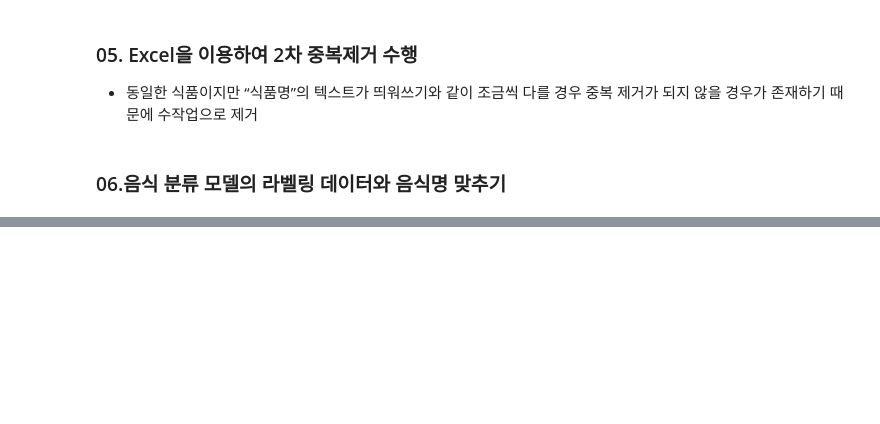
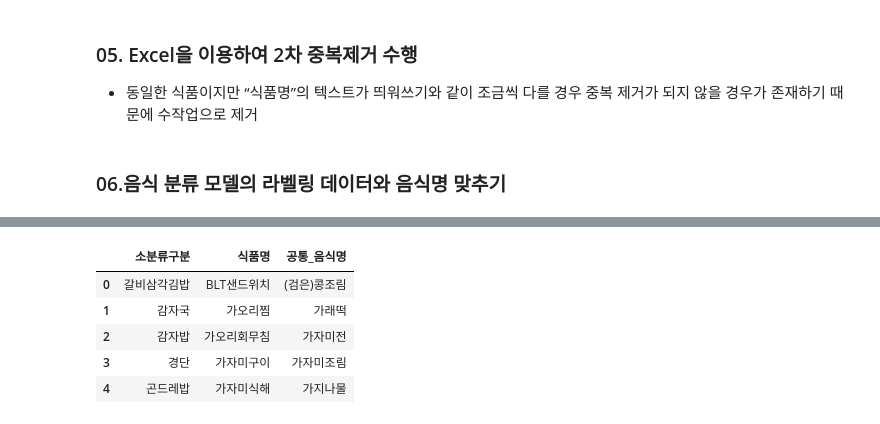
Before and after one commit to JNU-econovation/EATceed, a Jupyter notebook: AI/data/food/food_data_preprocessing.ipynb, the cells around one changed output, grey strips where cells are left out. Drawn from its saved outputs; the diff is of its cells as text; code cells hidden in the pictures; blank space fills up the shorter version.

```diff
--- a/AI/data/food/food_data_preprocessing.ipynb
+++ b/AI/data/food/food_data_preprocessing.ipynb
@@ -313,0 +312,19 @@ df.to_csv(file_path + '음식분류모델 라벨링데이터/음식분류모델
+# %%
+# 새로운 df에 '소분류구분'과 '식품명' 같은 것은 삭제하고 같지 않은 데이터 담기
+def remove_duplicates(df1, df2):
+    # df1에서 '소분류구분' 추출
+    subset_df1 = df1[['소분류구분']].drop_duplicates()
+
+    # df2에서 '식품명' 추출
+    subset_df2 = df2[['식품명']].drop_duplicates()
+
+    # subset_df1과 subset_df2를 기준으로 병합하여 공통된 값만 남기기
+    merged_df = pd.merge(subset_df1, subset_df2, left_on='소분류구분', right_on='식품명', how='inner')
+
+    # df1과 df2에서 공통된 값 제외하고 추출
+    unique_df1 = df1[~df1['소분류구분'].isin(merged_df['소분류구분'])]
+    unique_df2 = df2[~df2['식품명'].isin(merged_df['식품명'])]
+
+    return merged_df, unique_df1, unique_df2
+# %%
+merged_df, unique_df1, unique_df2 = remove_duplicates(df, final_df)
@@ -313,0 +378,16 @@ df.to_csv(file_path + '음식분류모델 라벨링데이터/음식분류모델
+# %%
+# 동일하지 않은 음식명 Dataframe 구축
+result_df = pd.DataFrame({
+    '소분류구분': unique_df1['소분류구분'].values,
+    '식품명': unique_df2.iloc[:len(unique_df1), 0].values,  # unique_df1의 길이를 기준으로 함
+    '공통_음식명': merged_df.iloc[:len(unique_df1), 0].values  # unique_df1의 길이를 기준으로 함
+})
+# %%
+result_df.head()
+# %% [output]
+|  | 소분류구분 | 식품명 | 공통_음식명 |
+| 0 | 갈비삼각김밥 | BLT샌드위치 | (검은)콩조림 |
+| 1 | 감자국 | 가오리찜 | 가래떡 |
+| 2 | 감자밥 | 가오리회무침 | 가자미전 |
+| 3 | 경단 | 가자미구이 | 가자미조림 |
+| 4 | 곤드레밥 | 가자미식해 | 가지나물 |
```
Also changed, not shown: parts of 6 cells of this notebook, 1 other file.
